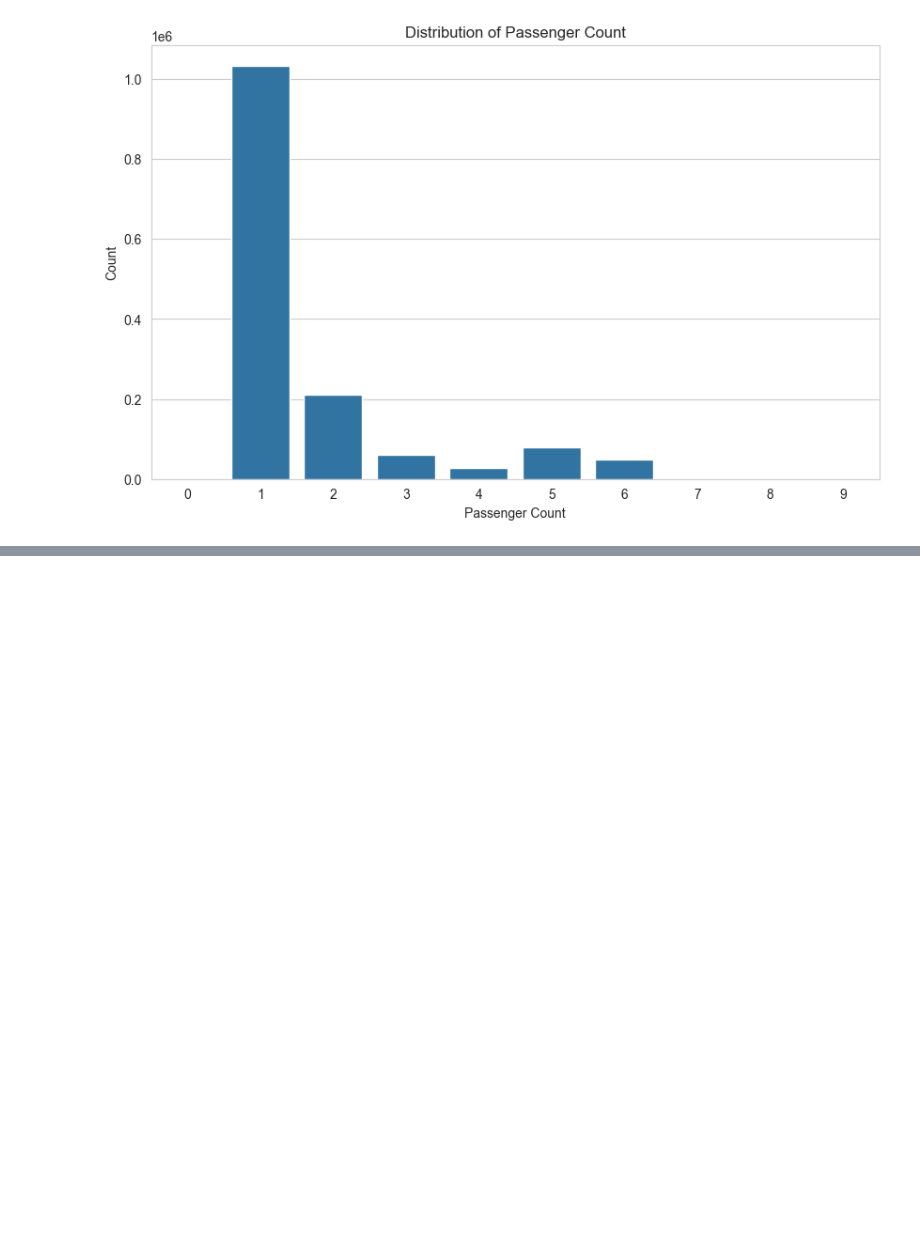
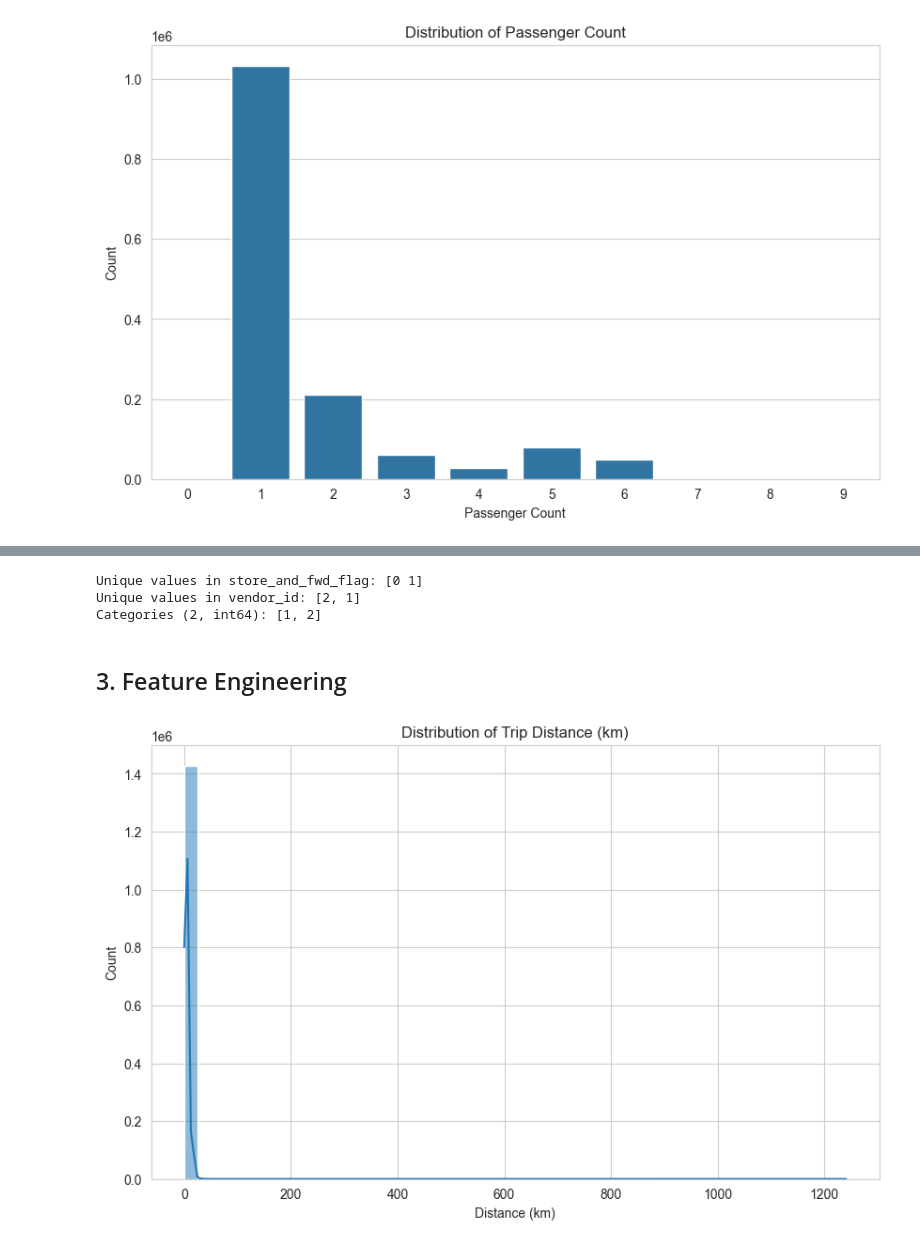
Before and after one commit to GoudyMT/nyc-taxi-trip-duration, a Jupyter notebook: nyc_taxi_decision_tree.ipynb, the cells around one changed output, grey strips where cells are left out. Cells and saved outputs as stored; diff of their text form; code cells hidden in the pictures; blank space fills up the shorter version.

```diff
--- a/nyc_taxi_decision_tree.ipynb
+++ b/nyc_taxi_decision_tree.ipynb
@@ -143,0 +167,44 @@ plt.show()
+# %%
+# Encode store_and_fwd_flag (Y/N to 1/0)
+df['store_and_fwd_flag'] = df['store_and_fwd_flag'].map({'Y': 1, 'N': 0})
+
+# Convert vendor_id to categorical
+df['vendor_id'] = df['vendor_id'].astype('category')
+
+# Verify encoding
+print("\nUnique values in store_and_fwd_flag:", df['store_and_fwd_flag'].unique())
+print("Unique values in vendor_id:", df['vendor_id'].unique())
+# %% [output]
+Unique values in store_and_fwd_flag: [0 1]
+Unique values in vendor_id: [2, 1]
+Categories (2, int64): [1, 2]
+# %% [markdown]
+## 3. Feature Engineering
+# %%
+# Function to calculate Haversine distance
+def haversine_distance(lat1, lon1, lat2, lon2):
+    R = 6371  # Earth's radius in km
+    lat1, lon1, lat2, lon2 = map(np.radians, [lat1, lon1, lat2, lon2])
+    dlat = lat2 - lat1
+    dlon = lon2 - lon1
+    a = np.sin(dlat/2)**2 + np.cos(lat1) * np.cos(lat2) * np.sin(dlon/2)**2
+    c = 2 * np.arctan2(np.sqrt(a), np.sqrt(1-a))
+    return R * c
+
+# Calculate distance (in km)
+df['distance_km'] = haversine_distance(
+    df['pickup_latitude'], df['pickup_longitude'],
+    df['dropoff_latitude'], df['dropoff_longitude']
+)
+
+# Plot distance distribution
+plt.figure(figsize=(10, 6))
+sns.set_style('whitegrid')
+sns.histplot(df['distance_km'], bins=50, kde=True)
+plt.title('Distribution of Trip Distance (km)')
+plt.xlabel('Distance (km)')
+plt.ylabel('Count')
+plt.savefig('images/distance_distribution.png', bbox_inches='tight')
+plt.show()
+# %% [output]
+[figure, added]
```
Also changed, not shown: parts of 5 cells of this notebook, 1 other file.
